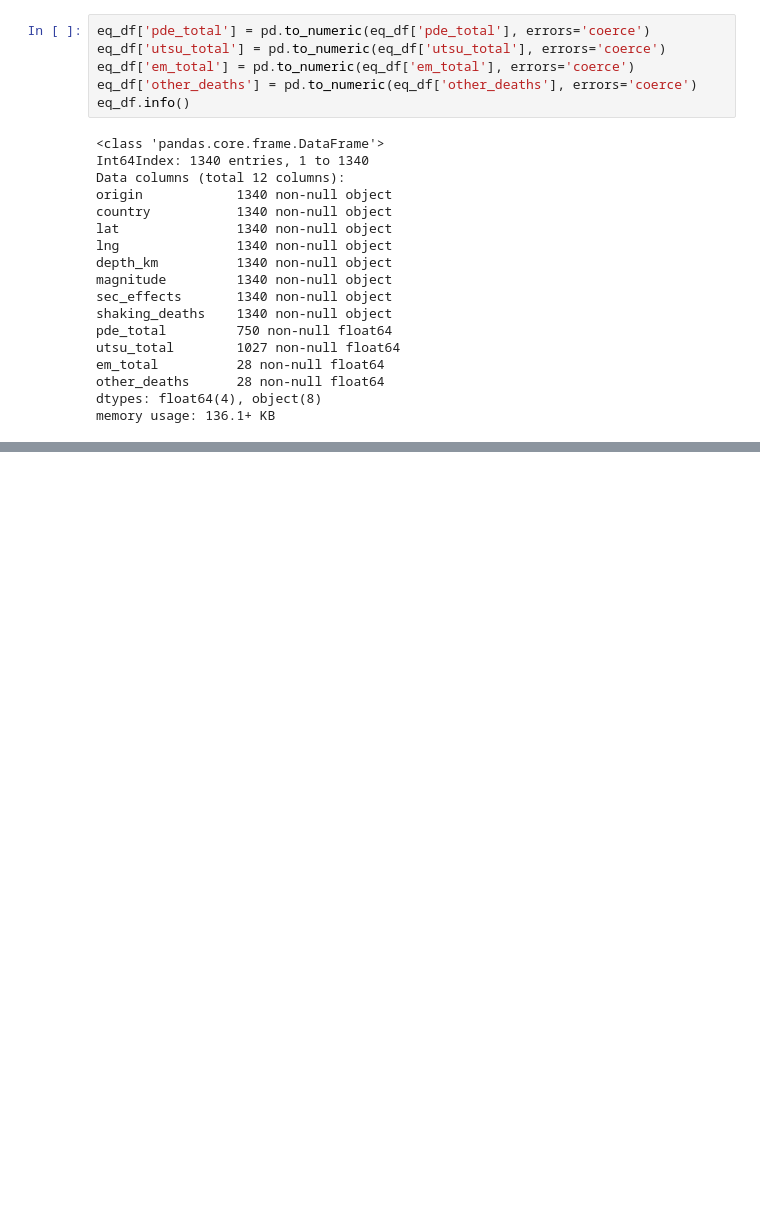
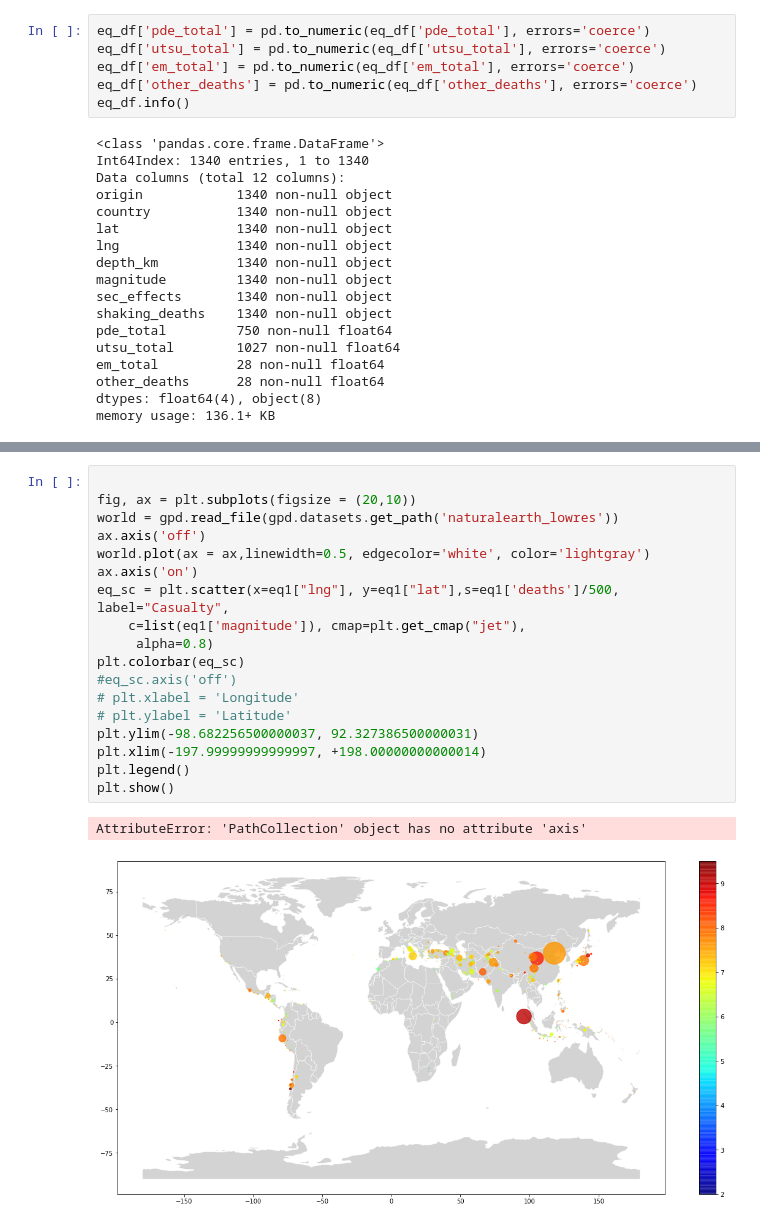
Before and after one commit to shrutijalewar/data-question-3-xtreme-united, a Jupyter notebook: dq-3.ipynb, the cells around one changed output, grey strips where cells are left out. Drawn from its saved outputs; the diff is of its cells as text; blank space fills up the shorter version.

```diff
--- a/dq-3.ipynb
+++ b/dq-3.ipynb
@@ -209,0 +491,21 @@ eq_df.tail(11)
+# %%
+
+fig, ax = plt.subplots(figsize = (20,10))
+world = gpd.read_file(gpd.datasets.get_path('naturalearth_lowres'))
+ax.axis('off')
+world.plot(ax = ax,linewidth=0.5, edgecolor='white', color='lightgray')
+ax.axis('on')
+eq_sc = plt.scatter(x=eq1["lng"], y=eq1["lat"],s=eq1['deaths']/500, label="Casualty",
+    c=list(eq1['magnitude']), cmap=plt.get_cmap("jet"),
+     alpha=0.8)
+plt.colorbar(eq_sc)
+#eq_sc.axis('off')
+# plt.xlabel = 'Longitude'
+# plt.ylabel = 'Latitude'
+plt.ylim(-98.682256500000037, 92.327386500000031)
+plt.xlim(-197.99999999999997, +198.00000000000014)
+plt.legend()
+plt.show()
+# %% [output]
+AttributeError: 'PathCollection' object has no attribute 'axis'
+[figure, added]
```
Also changed, not shown: parts of 27 cells of this notebook.
